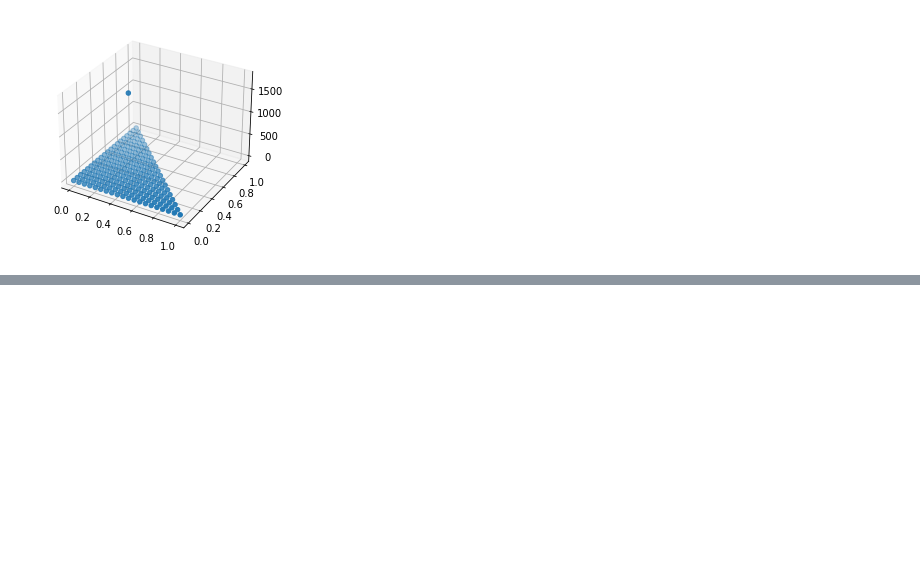
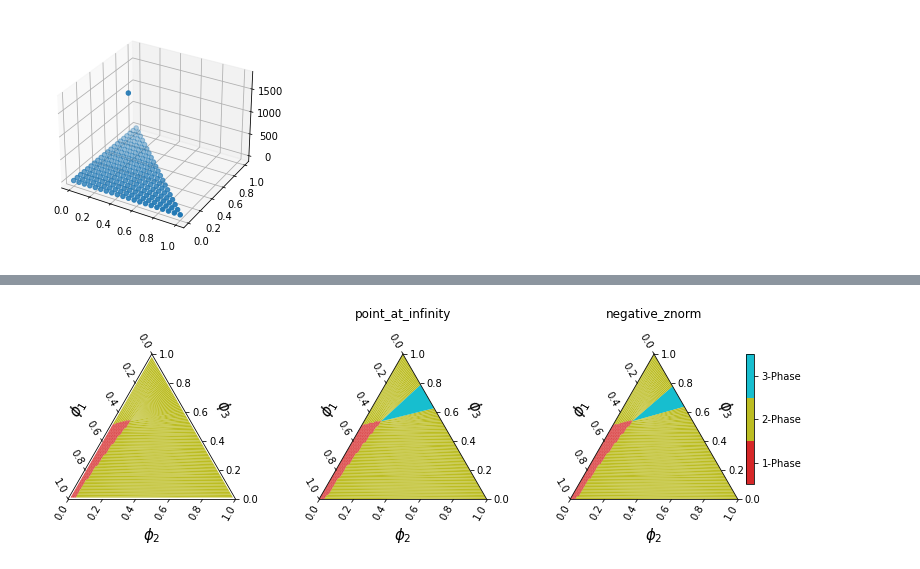
Before and after one commit to kiranvad/polyphase, a Jupyter notebook: notebooks/[ASR] Energy corrections.ipynb, the cells around one changed output, grey strips where cells are left out. Drawn from its saved outputs; the diff is of its cells as text; code cells hidden in the pictures; blank space fills up the shorter version.

```diff
--- a/notebooks/[ASR] Energy corrections.ipynb
+++ b/notebooks/[ASR] Energy corrections.ipynb
@@ -135,6 +142,0 @@ Computation took 5.46s
-# %%
-phase3 = engine.simplices[np.asarray(engine.num_comps)==3]
-fig, ax = plt.subplots(subplot_kw = {'projection':'3d'})
-for p3 in phase3:
-    ax.scatter(engine.grid[0,p3],engine.grid[1,p3],engine.grid[2,p3])
-plt.show()
@@ -150,18 +150,17 @@ distmats = dirname + '/distance.pkl'
 with open(distmats, 'rb') as handle:
     out = pickle.load(handle)
 
-sys_df = out['df'].reset_index(drop=True)
-for _, row in sys_df[86:].iterrows():
-    M = row['dop']
-    chi = [row['chi12'],row['chi13'],row['chi23']]
+def evaluate_hull_methods(M,chi):
     f = lambda x : polyphase.flory_huggins(x, M, chi)
     fig = plt.figure(figsize=(3*4,4))
     fig.subplots_adjust(wspace=0.5)
     methods = [None,'point_at_infinity','negative_znorm']
     corrections = [1,3,3]
+    engines = {}
     for i,method in enumerate(methods):
         engine = polyphase.PHASE(f,100,len(M))
         engine.compute(correction=corrections[i], lower_hull_method=method)
+        engines[i] = engine
         renderer = polyphase.TernaryPlot(engine)
 
         ax = fig.add_subplot(1,3,i+1,projection='ternary')
@@ -169,6 +168,15 @@ for _, row in sys_df[86:].iterrows():
         if i!=2:
             cbar.remove()
         ax.set_title(method,pad=36)
+
+    return fig, ax, cbar, engines
+
+sys_df = out['df'].reset_index(drop=True)
+for _, row in sys_df[86:].iterrows():
+    M = row['dop']
+    chi = [row['chi12'],row['chi13'],row['chi23']]
+    fig, ax, cbar,_ = evaluate_hull_methods(M,chi)
     fig.suptitle(row['solvent'])
     plt.show()
+    break
 # %% [output]
@@ -208,0 +187,6 @@ for i in [1,2,3]:
+# %%
+M = [406.193,5.99,1]
+chi = [0.435,0.77,1.00]
+fig, ax, cbar, engines = evaluate_hull_methods(M,chi)
+plt.show()
+# %% [output]
@@ -208,0 +196 @@ for i in [1,2,3]:
+[figure, added]
```
Also changed, not shown: parts of 10 cells of this notebook, 6 other files.
